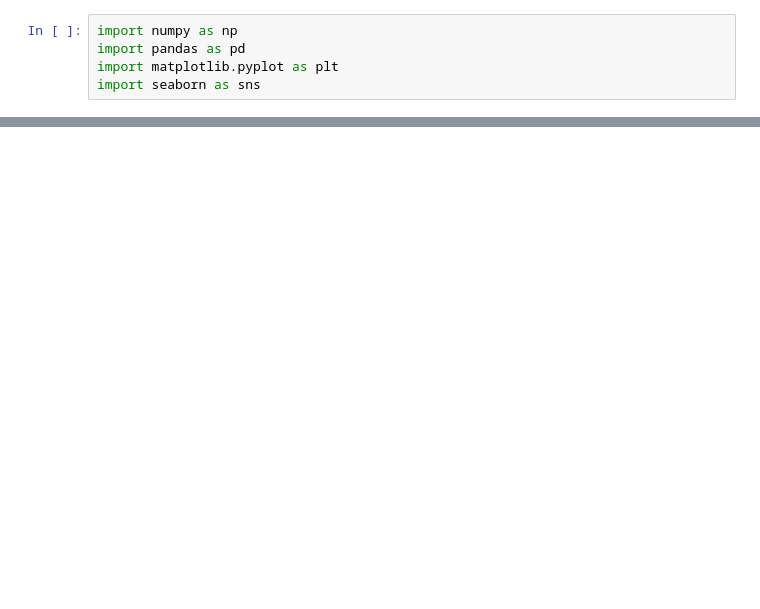
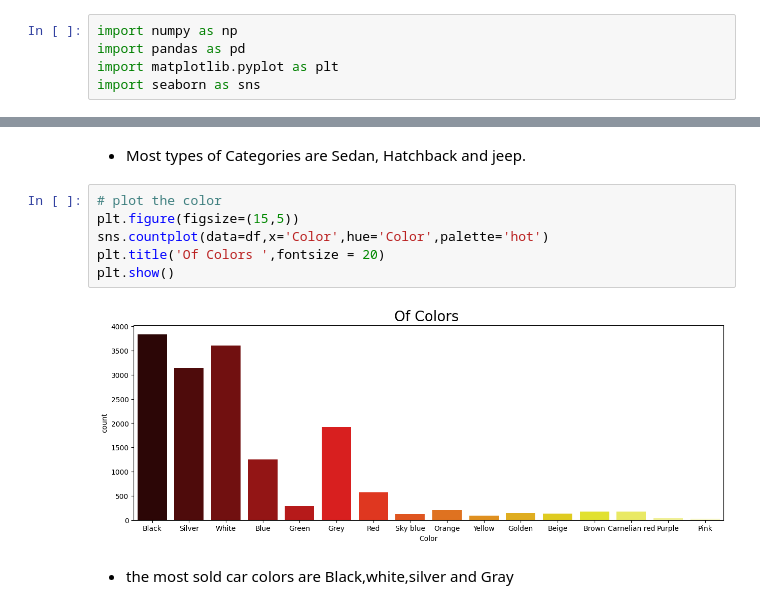
Before and after one commit to ashmi721/Data_Science_Class, a Jupyter notebook: Machine Learning/Supervised/Regression/CarPrice_prediction_using_simple_LR.ipynb, the cells around one changed output, grey strips where cells are left out. Drawn from its saved outputs; the diff is of its cells as text; blank space fills up the shorter version.

```diff
--- a/Machine Learning/Supervised/Regression/CarPrice_prediction_using_simple_LR.ipynb
+++ b/Machine Learning/Supervised/Regression/CarPrice_prediction_using_simple_LR.ipynb
@@ -23,0 +289,12 @@ Sources:
+# %% [markdown]
+* Most types of Categories are Sedan, Hatchback and jeep.
+# %%
+# plot the color
+plt.figure(figsize=(15,5))
+sns.countplot(data=df,x='Color',hue='Color',palette='hot')
+plt.title('Of Colors ',fontsize = 20)
+plt.show()
+# %% [output]
+[figure, added]
+# %% [markdown]
+* the most sold car colors are Black,white,silver and Gray
```
Also changed, not shown: parts of 42 cells of this notebook.
